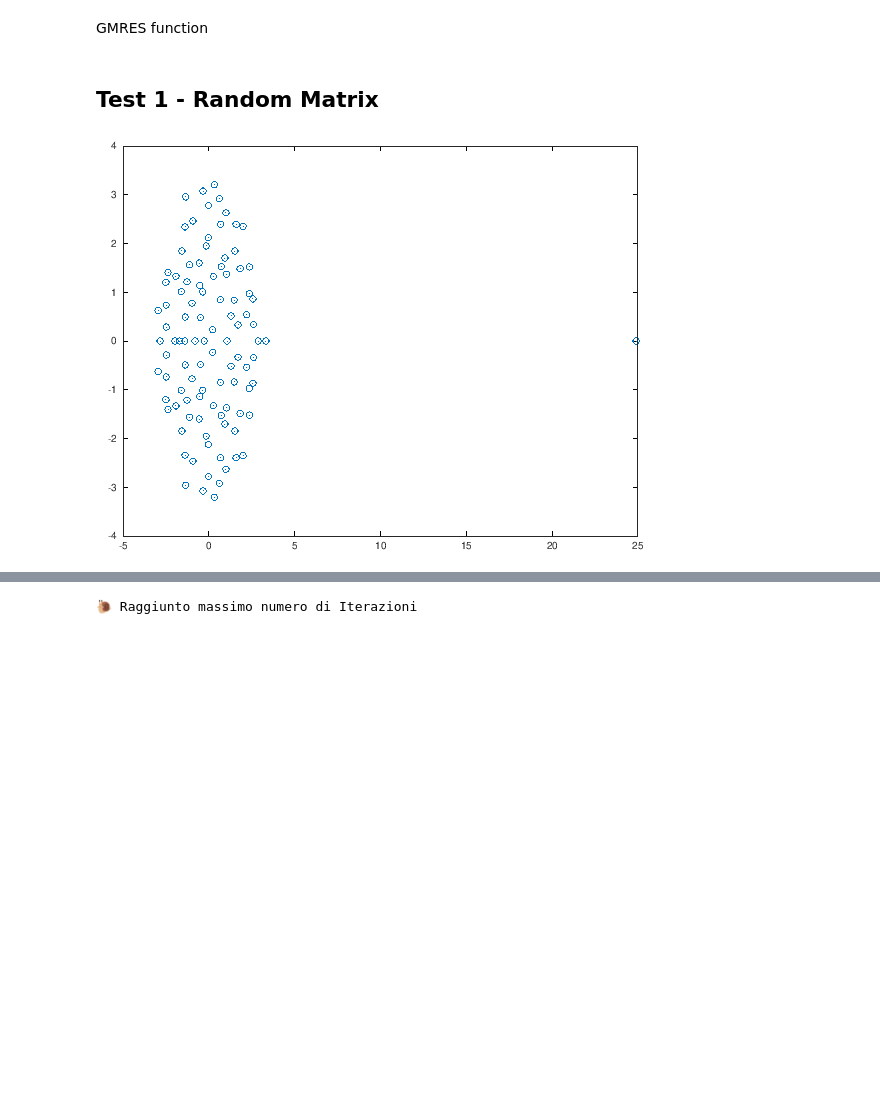
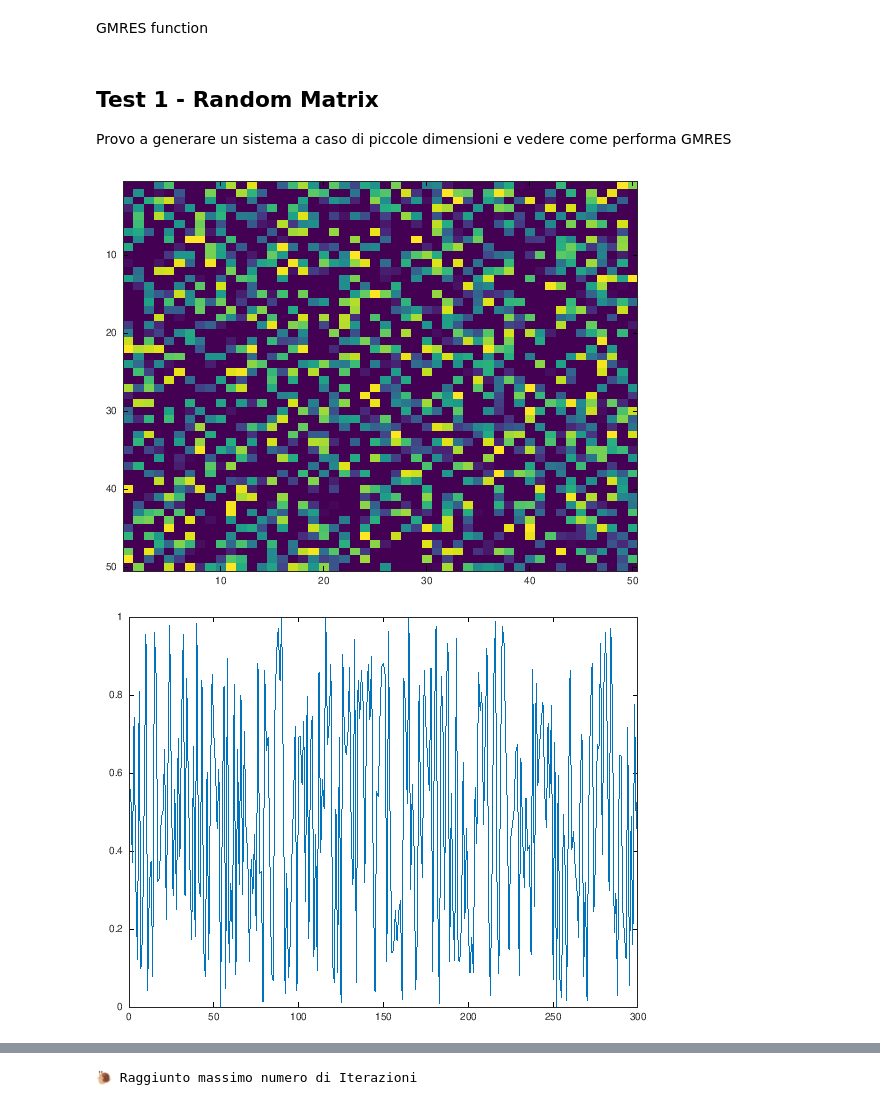
Before and after one commit to CristianCosci/GMRES, a Jupyter notebook: project/octave/octave_gmres.ipynb, the cells around one changed output, grey strips where cells are left out. Drawn from its saved outputs; the diff is of its cells as text; code cells hidden in the pictures; blank space fills up the shorter version.

```diff
--- a/project/octave/octave_gmres.ipynb
+++ b/project/octave/octave_gmres.ipynb
@@ -137,15 +136,6 @@ function [x res] = mygmres(A, b, x0, k, tol, reort)
 endfunction
-# %% [markdown]
-## Test 1 - Random Matrix
-# %%
-%[A, b, x0] = generateData(5000, .5
-[A, b, x0] = generateData2(100);
-%A = eye(30)*20;
-%A = (ones(30)-0.999999999999) + eye(30)*2;
-
-%eigval = eig(A);
-
-%plot(eigval, 'o');
-# %% [output]
-[figure, removed]
+# %% [markdown]
+## Test 1 - Random Matrix
+
+Provo a generare un sistema a caso di piccole dimensioni e vedere come performa GMRES
 # %%
@@ -155,0 +143,12 @@ endfunction
+# %%
+figure();
+imagesc(A(1:50, 1:50));
+
+figure();
+plot(b);
+
+figure();
+plot(x0);
+# %% [output]
+[figure, added]
+[figure, added]
```
Also changed, not shown: parts of 41 cells of this notebook.
